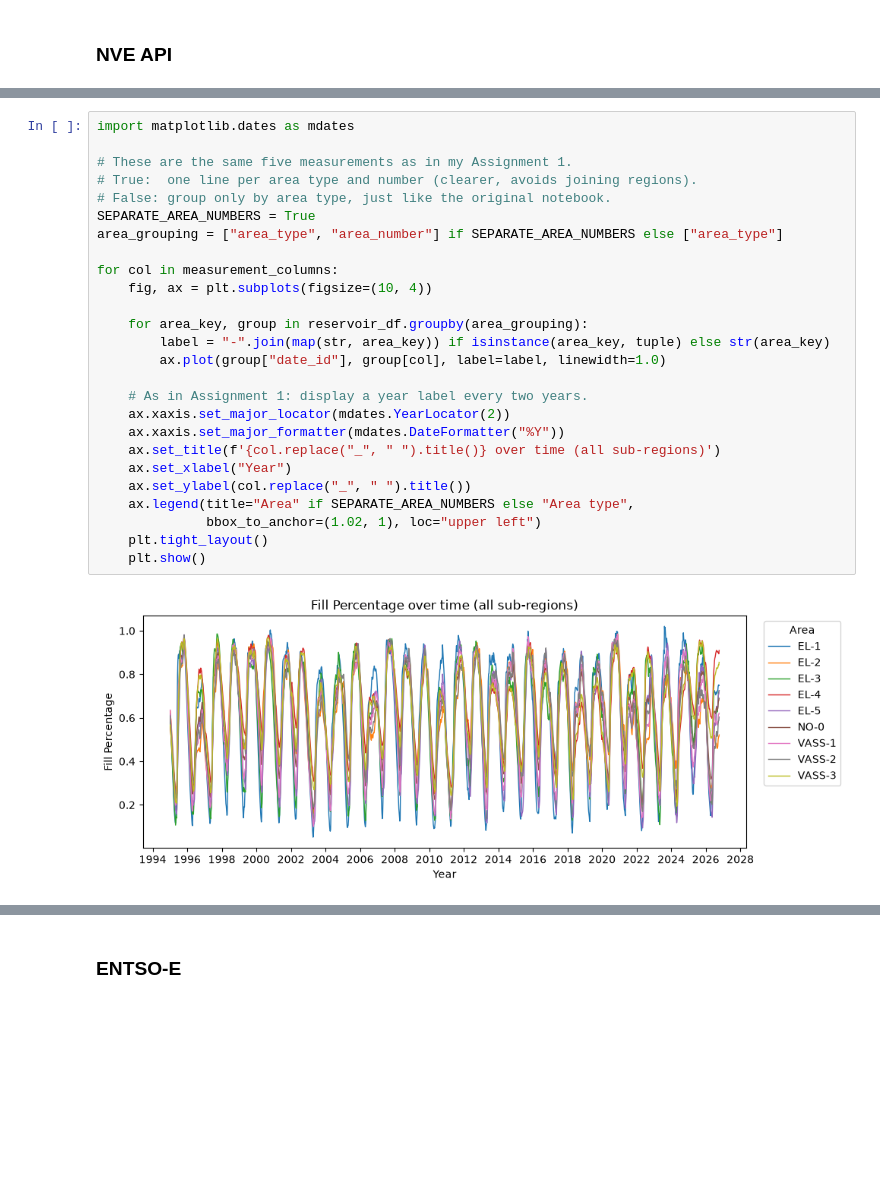
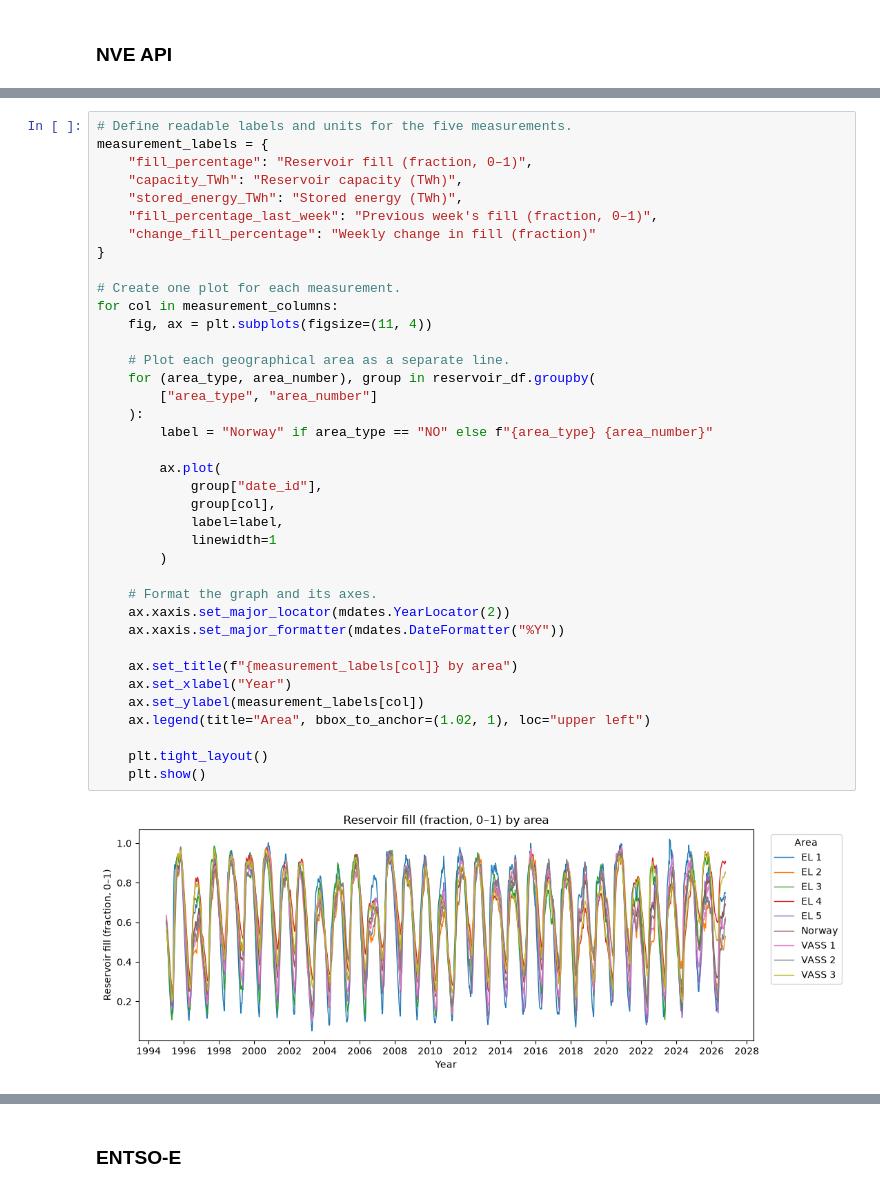
Before and after one commit to ptilrem/ptilrem-D2D-SLapp, a Jupyter notebook: notebook/assignment2.ipynb, the cells around one changed output, grey strips where cells are left out. Cells and saved outputs as stored; diff of their text form; blank space fills up the shorter version.

Commit message:
Cleaning up assignment 2 notebook by simplifying the code and adding comments, making it more readable

```diff
--- a/notebook/assignment2.ipynb
+++ b/notebook/assignment2.ipynb
@@ -259,28 +301,40 @@ From: 1995-01-08 00:00:00 to: 2026-10-11 00:00:00
 # %%
-import matplotlib.dates as mdates
+# Define readable labels and units for the five measurements.
+measurement_labels = {
+    "fill_percentage": "Reservoir fill (fraction, 0–1)",
+    "capacity_TWh": "Reservoir capacity (TWh)",
+    "stored_energy_TWh": "Stored energy (TWh)",
+    "fill_percentage_last_week": "Previous week's fill (fraction, 0–1)",
+    "change_fill_percentage": "Weekly change in fill (fraction)"
+}
 
-# These are the same five measurements as in my Assignment 1.
-# True:  one line per area type and number (clearer, avoids joining regions).
-# False: group only by area type, just like the original notebook.
-SEPARATE_AREA_NUMBERS = True
-area_grouping = ["area_type", "area_number"] if SEPARATE_AREA_NUMBERS else ["area_type"]
+# Create one plot for each measurement.
+for col in measurement_columns:
+    fig, ax = plt.subplots(figsize=(11, 4))
 
-for col in measurement_columns:
-    fig, ax = plt.subplots(figsize=(10, 4))
+    # Plot each geographical area as a separate line.
+    for (area_type, area_number), group in reservoir_df.groupby(
+        ["area_type", "area_number"]
+    ):
+        label = "Norway" if area_type == "NO" else f"{area_type} {area_number}"
 
-    for area_key, group in reservoir_df.groupby(area_grouping):
-        label = "-".join(map(str, area_key)) if isinstance(area_key, tuple) else str(area_key)
-        ax.plot(group["date_id"], group[col], label=label, linewidth=1.0)
+        ax.plot(
+            group["date_id"],
+            group[col],
+            label=label,
+            linewidth=1
+        )
 
-    # As in Assignment 1: display a year label every two years.
+    # Format the graph and its axes.
     ax.xaxis.set_major_locator(mdates.YearLocator(2))
     ax.xaxis.set_major_formatter(mdates.DateFormatter("%Y"))
-    ax.set_title(f'{col.replace("_", " ").title()} over time (all sub-regions)')
+
+    ax.set_title(f"{measurement_labels[col]} by area")
     ax.set_xlabel("Year")
-    ax.set_ylabel(col.replace("_", " ").title())
-    ax.legend(title="Area" if SEPARATE_AREA_NUMBERS else "Area type",
-              bbox_to_anchor=(1.02, 1), loc="upper left")
+    ax.set_ylabel(measurement_labels[col])
+    ax.legend(title="Area", bbox_to_anchor=(1.02, 1), loc="upper left")
+
     plt.tight_layout()
     plt.show()
 # %% [output]
-[figure, old version]
+[figure, new version]
```
Also changed, not shown: parts of 11 cells of this notebook.
